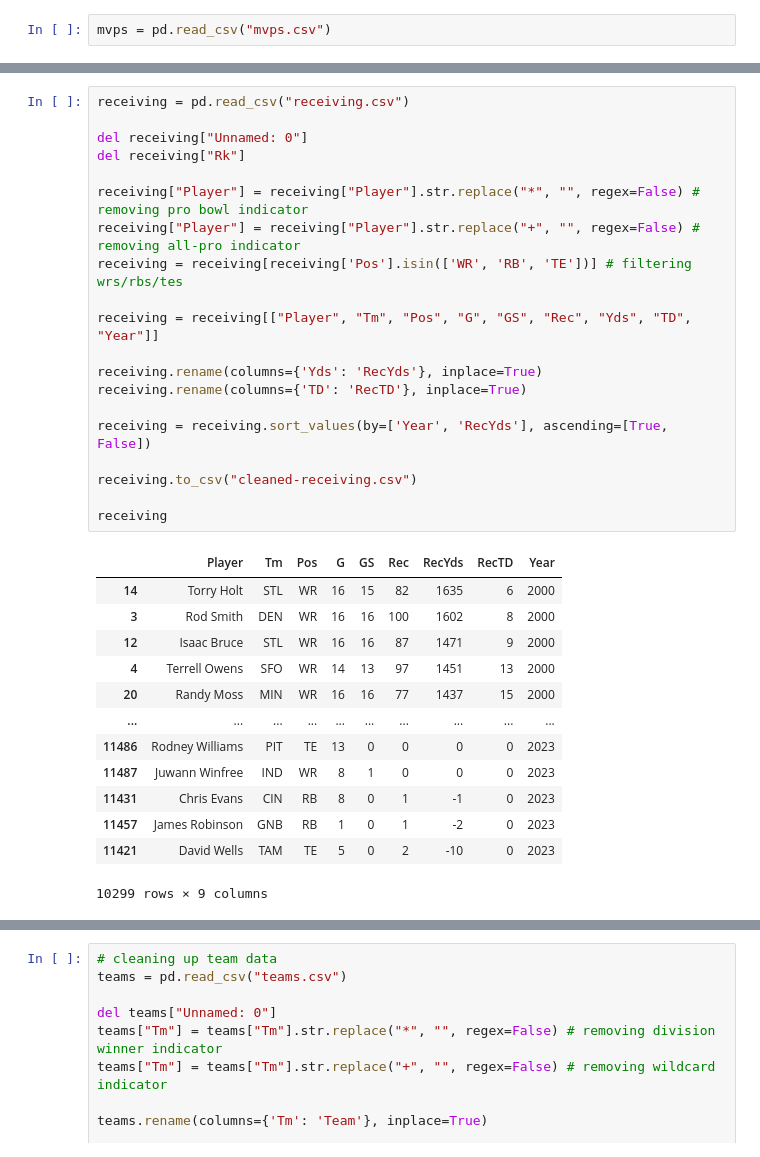
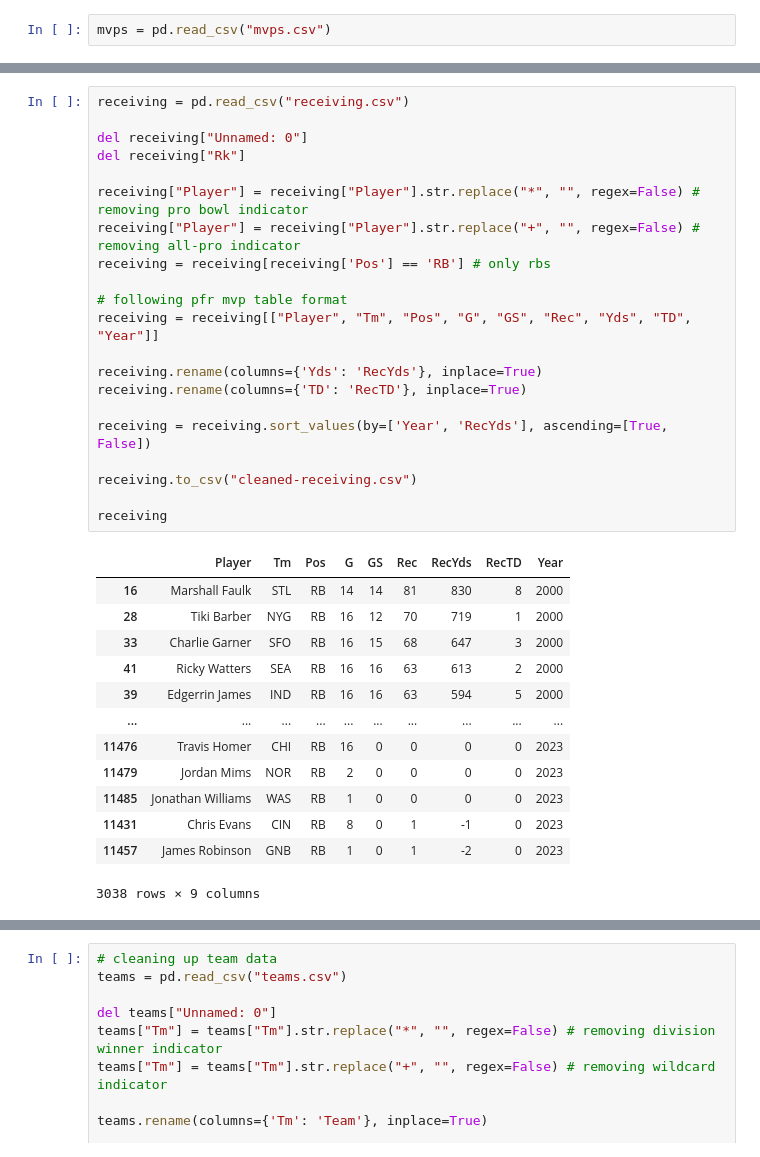
Before and after one commit to benjermanloo1/nfl-mvp-predictor, a Jupyter notebook: data-cleaning.ipynb, the cells around one changed output, grey strips where cells are left out. Drawn from its saved outputs; the diff is of its cells as text.

```diff
--- a/data-cleaning.ipynb
+++ b/data-cleaning.ipynb
@@ -59,37 +137,38 @@ passing[passing["Player"] == "Joshua Dobbs"]
 # %%
 receiving = pd.read_csv("receiving.csv")
 
 del receiving["Unnamed: 0"]
 del receiving["Rk"]
 
 receiving["Player"] = receiving["Player"].str.replace("*", "", regex=False) # removing pro bowl indicator
 receiving["Player"] = receiving["Player"].str.replace("+", "", regex=False) # removing all-pro indicator
-receiving = receiving[receiving['Pos'].isin(['WR', 'RB', 'TE'])] # filtering wrs/rbs/tes
+receiving = receiving[receiving['Pos'] == 'RB'] # only rbs
 
+# following pfr mvp table format
 receiving = receiving[["Player", "Tm", "Pos", "G", "GS", "Rec", "Yds", "TD", "Year"]]
 
 receiving.rename(columns={'Yds': 'RecYds'}, inplace=True)
 receiving.rename(columns={'TD': 'RecTD'}, inplace=True)
 
 receiving = receiving.sort_values(by=['Year', 'RecYds'], ascending=[True, False])
 
 receiving.to_csv("cleaned-receiving.csv")
 
 receiving
 # %% [output]
 |  | Player | Tm | Pos | G | GS | Rec | RecYds | RecTD | Year |
-| 14 | Torry Holt | STL | WR | 16 | 15 | 82 | 1635 | 6 | 2000 |
-| 3 | Rod Smith | DEN | WR | 16 | 16 | 100 | 1602 | 8 | 2000 |
-| 12 | Isaac Bruce | STL | WR | 16 | 16 | 87 | 1471 | 9 | 2000 |
-| 4 | Terrell Owens | SFO | WR | 14 | 13 | 97 | 1451 | 13 | 2000 |
-| 20 | Randy Moss | MIN | WR | 16 | 16 | 77 | 1437 | 15 | 2000 |
+| 16 | Marshall Faulk | STL | RB | 14 | 14 | 81 | 830 | 8 | 2000 |
+| 28 | Tiki Barber | NYG | RB | 16 | 12 | 70 | 719 | 1 | 2000 |
+| 33 | Charlie Garner | SFO | RB | 16 | 15 | 68 | 647 | 3 | 2000 |
+| 41 | Ricky Watters | SEA | RB | 16 | 16 | 63 | 613 | 2 | 2000 |
+| 39 | Edgerrin James | IND | RB | 16 | 16 | 63 | 594 | 5 | 2000 |
 | ... | ... | ... | ... | ... | ... | ... | ... | ... | ... |
-| 11486 | Rodney Williams | PIT | TE | 13 | 0 | 0 | 0 | 0 | 2023 |
-| 11487 | Juwann Winfree | IND | WR | 8 | 1 | 0 | 0 | 0 | 2023 |
+| 11476 | Travis Homer | CHI | RB | 16 | 0 | 0 | 0 | 0 | 2023 |
+| 11479 | Jordan Mims | NOR | RB | 2 | 0 | 0 | 0 | 0 | 2023 |
+| 11485 | Jonathan Williams | WAS | RB | 1 | 0 | 0 | 0 | 0 | 2023 |
 | 11431 | Chris Evans | CIN | RB | 8 | 0 | 1 | -1 | 0 | 2023 |
 | 11457 | James Robinson | GNB | RB | 1 | 0 | 1 | -2 | 0 | 2023 |
-| 11421 | David Wells | TAM | TE | 5 | 0 | 2 | -10 | 0 | 2023 |
-10299 rows × 9 columns
+3038 rows × 9 columns
 # %%
 rushing = pd.read_csv("rushing.csv")
 
```
Also changed, not shown: parts of 11 cells of this notebook, 2 other files.
